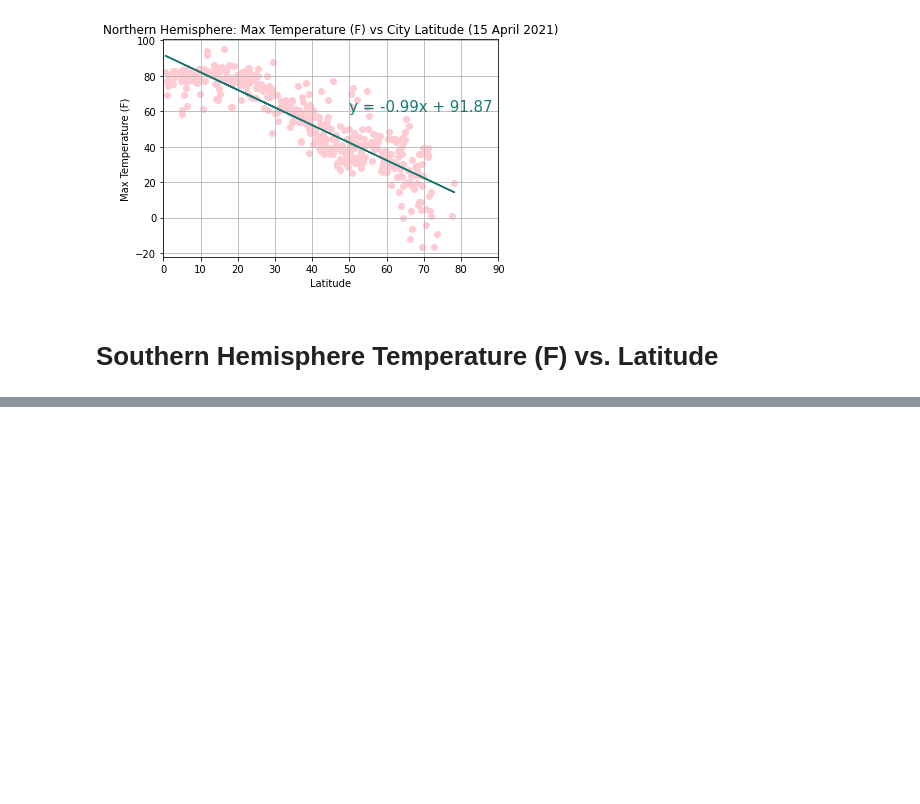
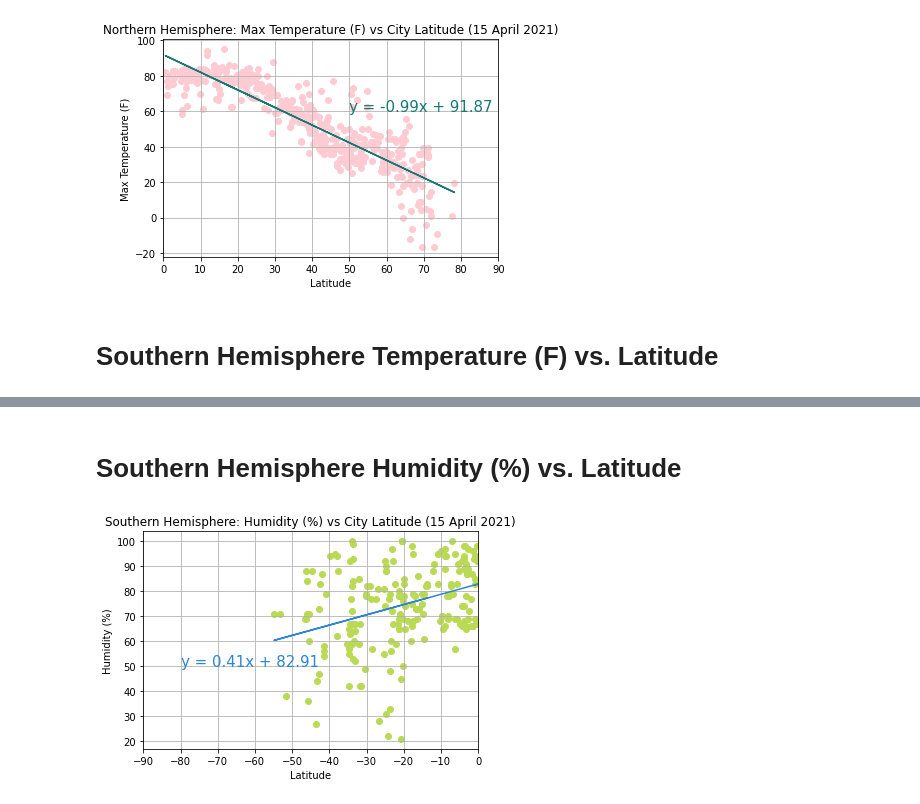
Before and after one commit to zarzarbinks0702/Global-Weather-Analysis, a Jupyter notebook: WeatherPy/WeatherPy.ipynb, the cells around one changed output, grey strips where cells are left out. Drawn from its saved outputs; the diff is of its cells as text; code cells hidden in the pictures; blank space fills up the shorter version.

```diff
--- a/WeatherPy/WeatherPy.ipynb
+++ b/WeatherPy/WeatherPy.ipynb
@@ -376,0 +407,30 @@ plt.show()
+# %% [markdown]
+# Southern Hemisphere Humidity (%) vs. Latitude
+# %%
+#linear regression points (using hn to denote southern humidity)
+(hs_slope, hs_int, hs_r, hs_p, hs_stderr) = linregress(s_lat, s_humids)
+#calculating regress values
+hs_regress = s_lat * hs_slope + hs_int
+#writing the line equation
+hs_eq = f"y = {str(round(hs_slope, 2))}x + {str(round(hs_int, 2))}"
+
+#creating the temp vs lat plot
+plt.scatter(s_lat, s_humids, color="#bada55")
+#setting plot properties
+plt.title("Southern Hemisphere: Humidity (%) vs City Latitude (15 April 2021)")
+plt.xlabel("Latitude")
+plt.ylabel("Humidity (%)")
+plt.xlim([-90, 0])
+plt.grid()
+
+#plotting linear regression line
+plt.plot(s_lat, hs_regress, color="#2e84d5")
+#setting properties for the regression line
+plt.annotate(hs_eq,(-80, 50), fontsize=15, color="#2e84d5")
+
+#save the figure as a png file
+plt.savefig("output_data/south_humidity_vs_lat_15April2021.png")
+
+plt.show()
+# %% [output]
+[figure, added]
```
Also changed, not shown: parts of 3 cells of this notebook, 2 other files.
